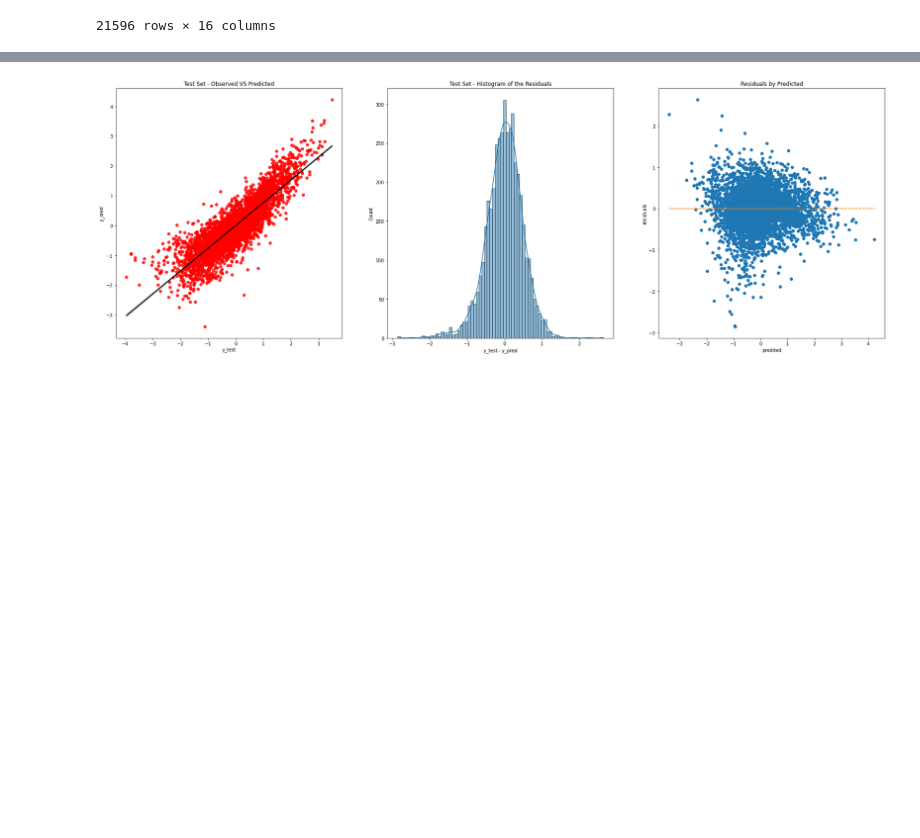
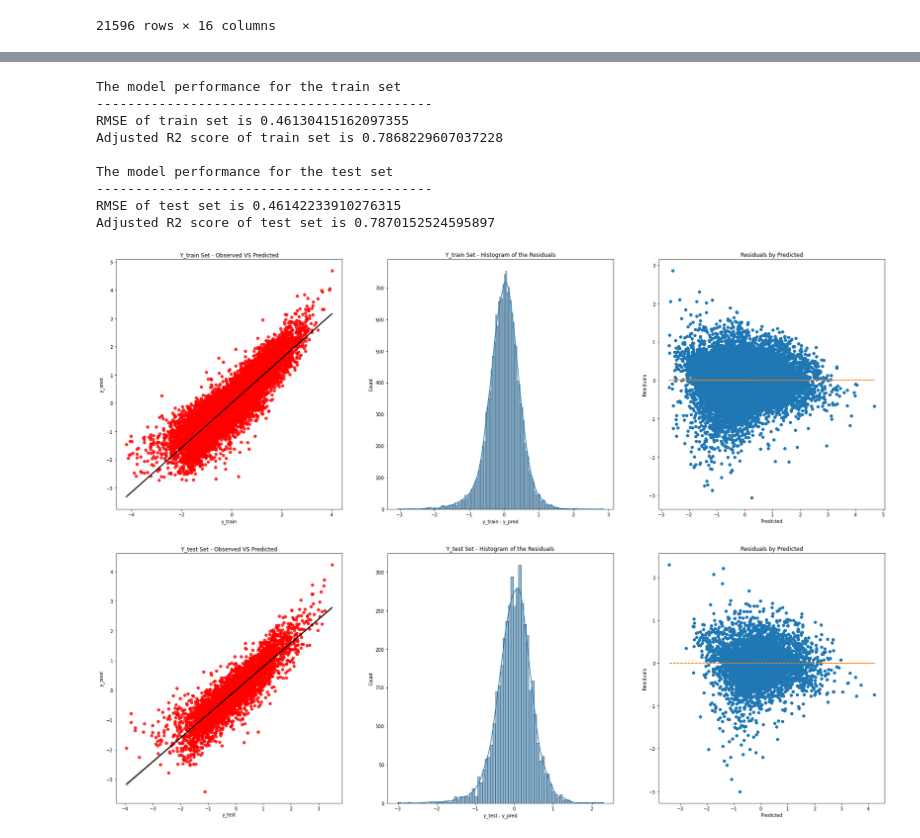
Before and after one commit to rikesahn/Mid_Term_Project, a Jupyter notebook: House_Prices_Case_Study.ipynb, the cells around one changed output, grey strips where cells are left out. Cells and saved outputs as stored; diff of their text form; code cells hidden in the pictures; blank space fills up the shorter version.

```diff
--- a/House_Prices_Case_Study.ipynb
+++ b/House_Prices_Case_Study.ipynb
@@ -903,0 +959,31 @@ my_correlation_heatmap(hp_df, figsize=(24,24))
+# %%
+# Inputs for the Pipeline Controller
+
+drop_columns = ["id", "date","sqft_lot", "sqft_above", "sqft_basement", "sqft_lot15", "condition"]
+cat_columns = ['waterfront', 'view', 'grade', 'renovated']
+# %%
+# Pipeline Control
+
+hp_df = (load_data("Data_MidTerm_Project_Real_State_Regression.xls")
+.pipe(standard_headings)
+.drop(drop_columns, axis=1)
+.pipe(transform_age)
+.pipe(transform_renovated)
+.pipe(obj_to_cat, cat_columns)
+.pipe(remove_rows)
+.reset_index(drop=True)
+)
+# %%
+# Normalization with Box-cox
+
+hp_df["price"] = var_normalization(hp_df["price"])[1]
+hp_df["sqft_living"] = var_normalization(hp_df["sqft_living"])[1]
+hp_df["sqft_living15"] = var_normalization(hp_df["sqft_living15"])[1]
+# %%
+# Location to Distance_to Transformation
+
+latlong = hp_df[['long', 'lat']]
+latlong["long_lat"] = list(zip(latlong['long'], latlong['lat']))
+hp_df.insert(hp_df.shape[1]-1, 'dist_to_seattle', latlong['long_lat'].apply(haversine))
+hp_df.insert(hp_df.shape[1]-1, 'dist_to_bellevue', latlong['long_lat'].apply(haversine, other=[-122.188985, 47.616492]))
+hp_df = hp_df.drop(["zipcode"], axis=1)
@@ -928,4 +1020,14 @@ X_train
 # %%
-reg_output = my_linear_regression(X_train, y_train, X_test, y_test)
+reg_m3_output = my_flex_regression(X_train, y_train, X_test, y_test, model=LinearRegression())
 # %% [output]
+The model performance for the train set
+-------------------------------------------
+RMSE of train set is 0.46130415162097355
+Adjusted R2 score of train set is 0.7868229607037228
+
+The model performance for the test set
+-------------------------------------------
+RMSE of test set is 0.46142233910276315
+Adjusted R2 score of test set is 0.7870152524595897
-[figure, old version]
+[figure, new version]
+[figure, added]
```
Also changed, not shown: parts of 76 cells of this notebook.
